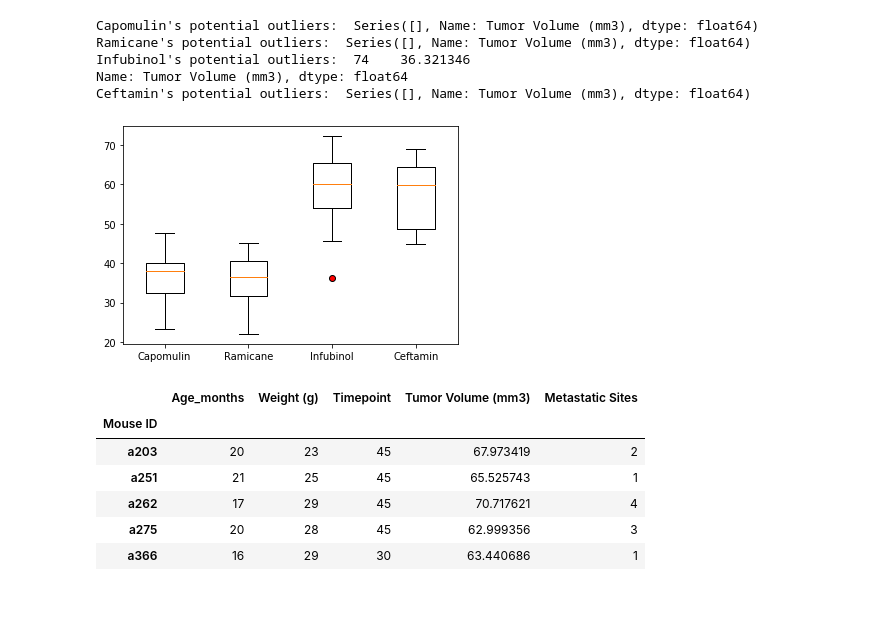
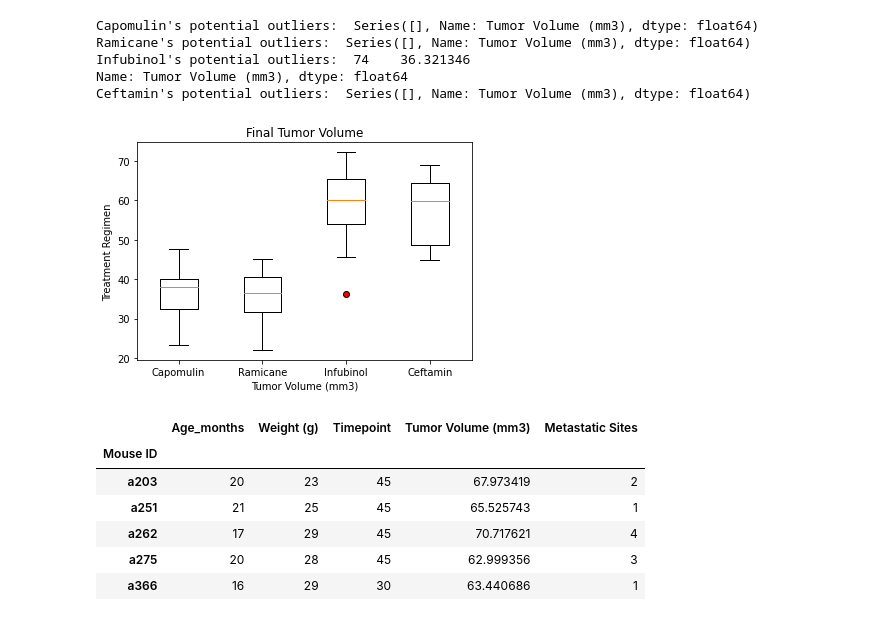
Before and after one commit to jj-krehbiel/lab-mice-visualizations, a Jupyter notebook: Main.ipynb, the cells around one changed output. Saved outputs shown, nothing was run; the diff lists cells and outputs as text; code cells hidden in the pictures.

```diff
--- a/Main.ipynb
+++ b/Main.ipynb
@@ -236,6 +242,7 @@ for treatment in treatments:
     quartiles = tumor_vol.quantile([0.25, 0.5, 0.75])
     first_quartile =  quartiles[0.25]
     third_quartile = quartiles[0.75]
+    median = quartiles[0.5]
     iqr = third_quartile - first_quartile
     lower_threshold = first_quartile - 1.5*iqr
     upper_threshold = third_quartile + 1.5*iqr
@@ -250,10 +257,13 @@ Ceftamin's potential outliers:  Series([], Name: Tumor Volume (mm3), dtype: floa
 # %%
 # Generate a box plot of the final tumor volume of each mouse across four regimens of interest
 props = dict(markerfacecolor = 'red')
 plt.boxplot(tumor_vol_list, labels = treatments, flierprops = props)
+plt.title("Final Tumor Volume")
+plt.xlabel("Tumor Volume (mm3)")
+plt.ylabel("Treatment Regimen")
 plt.show()
 # %% [output]
-[figure, old version]
+[figure, new version]
 # %%
 #groupby mouse ID and take the max timepoint of each mouse to get each final measurement
 mouse_group = clean_mouse_study.groupby(["Mouse ID"]).max("Timepoint")
```
Also changed, not shown: parts of 3 cells of this notebook.
